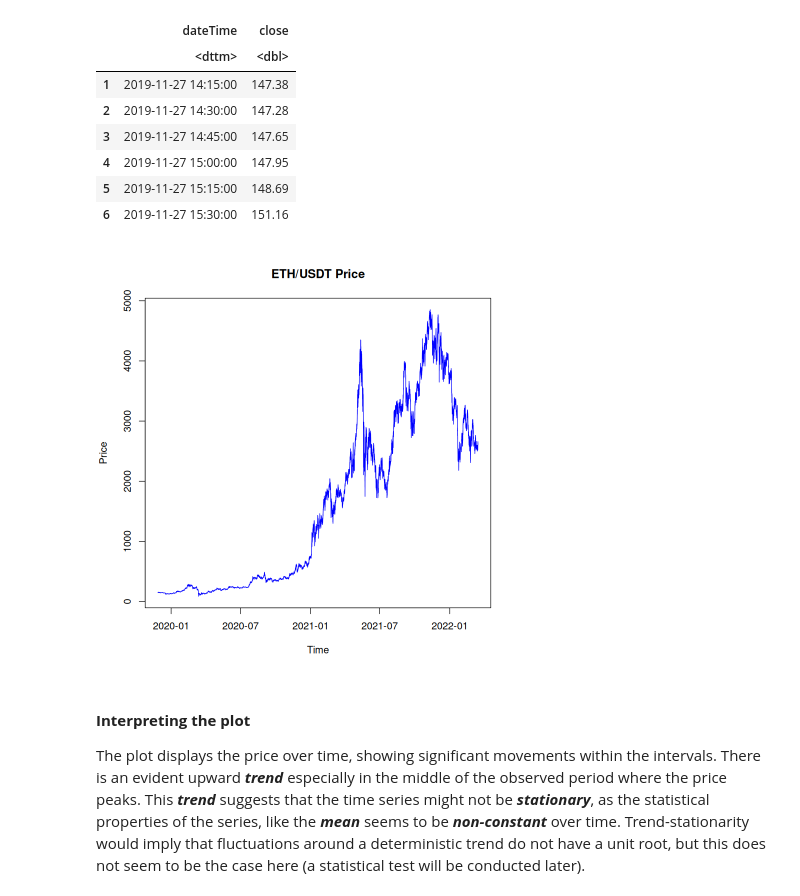
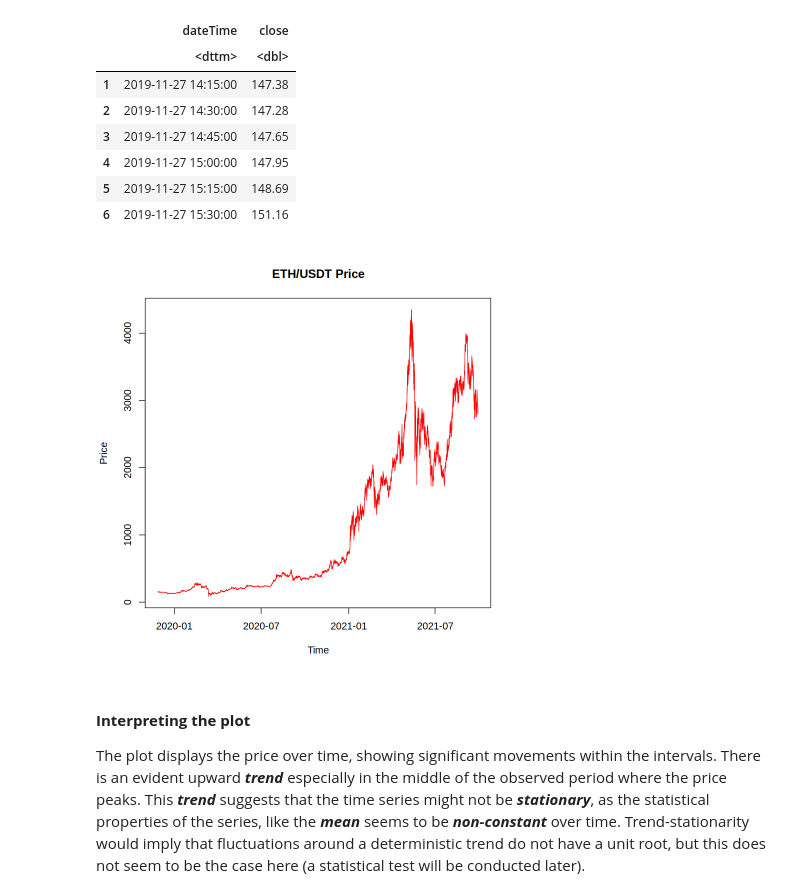
Before and after one commit to Djalal-H/TSA, a Jupyter notebook: main.ipynb, the cells around one changed output. Drawn from its saved outputs; the diff is of its cells as text; code cells hidden in the pictures.

```diff
--- a/main.ipynb
+++ b/main.ipynb
@@ -68,10 +68,16 @@ A data.frame: 6 × 2
 | 4 | 2019-11-27 15:00:00 | 147.95 |
 | 5 | 2019-11-27 15:15:00 | 148.69 |
 | 6 | 2019-11-27 15:30:00 | 151.16 |
+# %%
+# splitting the data into training and testing sets
+train_size <- 0.8
+train_size_index <- floor(train_size * nrow(eth_data))
+train_data <- eth_data[1:train_size_index, ]
+test_data <- eth_data[(train_size_index + 1):nrow(eth_data), ]
 # %%
-plot(eth_data$dateTime ,eth_data$close, type = "l", xlab = "Time", ylab = "Price", main = "ETH/USDT Price", col="blue")
+plot(train_data$dateTime ,train_data$close, type = "l", xlab = "Time", ylab = "Price", main = "ETH/USDT Price", col="red")
 # %% [output]
-[figure, old version]
+[figure, new version]
 # %% [markdown]
 #### __Interpreting the plot__
 The plot displays the price over time, showing significant movements within the intervals. There is an evident upward *__trend__* especially in the middle of the observed period where the price peaks. This *__trend__* suggests that the time series might not be *__stationary__*, as the statistical properties of the series, like the *__mean__* seems to be *__non-constant__* over time. Trend-stationarity would imply that fluctuations around a deterministic trend do not have a unit root, but this does not seem to be the case here (a statistical test will be conducted later).
```
Also changed, not shown: parts of 31 cells of this notebook, 1 other file.
